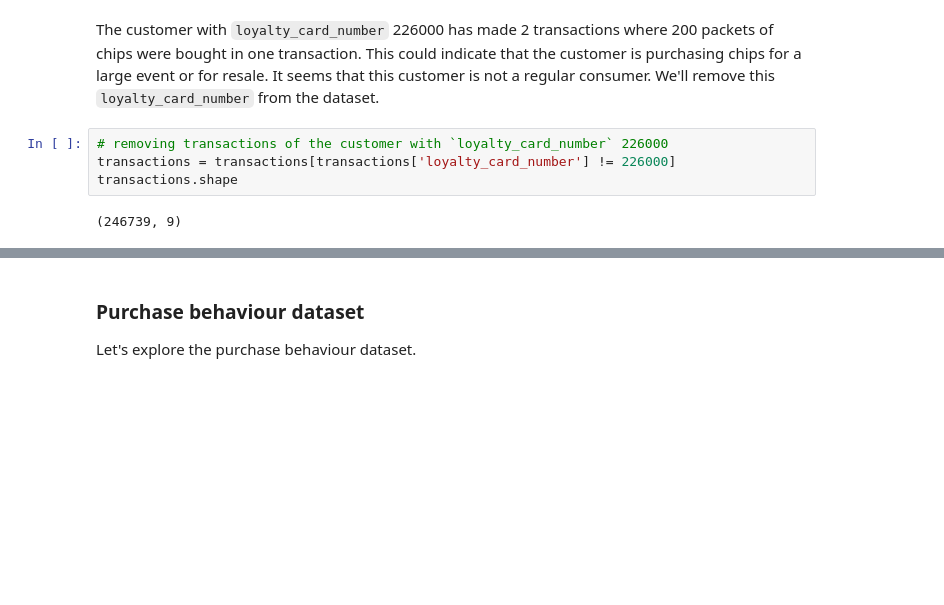
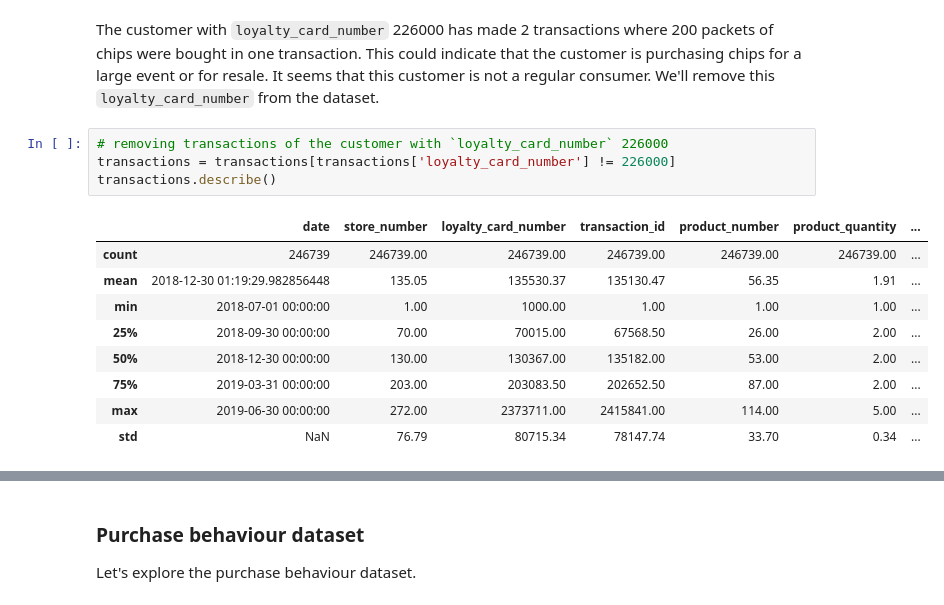
Before and after one commit to 7086600/quantium_project, a Jupyter notebook: quantium.ipynb, the cells around one changed output, grey strips where cells are left out. Cells and saved outputs as stored; diff of their text form; blank space fills up the shorter version.

```diff
--- a/quantium.ipynb
+++ b/quantium.ipynb
@@ -380,6 +371,14 @@ The customer with `loyalty_card_number` 226000 has made 2 transactions where 200
 # %%
 # removing transactions of the customer with `loyalty_card_number` 226000
 transactions = transactions[transactions['loyalty_card_number'] != 226000]
-transactions.shape
+transactions.describe()
 # %% [output]
-(246739, 9)
+|  | date | store_number | loyalty_card_number | transaction_id | product_number | product_quantity | ... |
+| count | 246739 | 246739.00 | 246739.00 | 246739.00 | 246739.00 | 246739.00 | ... |
+| mean | 2018-12-30 01:19:29.982856448 | 135.05 | 135530.37 | 135130.47 | 56.35 | 1.91 | ... |
+| min | 2018-07-01 00:00:00 | 1.00 | 1000.00 | 1.00 | 1.00 | 1.00 | ... |
+| 25% | 2018-09-30 00:00:00 | 70.00 | 70015.00 | 67568.50 | 26.00 | 2.00 | ... |
+| 50% | 2018-12-30 00:00:00 | 130.00 | 130367.00 | 135182.00 | 53.00 | 2.00 | ... |
+| 75% | 2019-03-31 00:00:00 | 203.00 | 203083.50 | 202652.50 | 87.00 | 2.00 | ... |
+| max | 2019-06-30 00:00:00 | 272.00 | 2373711.00 | 2415841.00 | 114.00 | 5.00 | ... |
+| std | NaN | 76.79 | 80715.34 | 78147.74 | 33.70 | 0.34 | ... |
```
Also changed, not shown: parts of 13 cells of this notebook.
